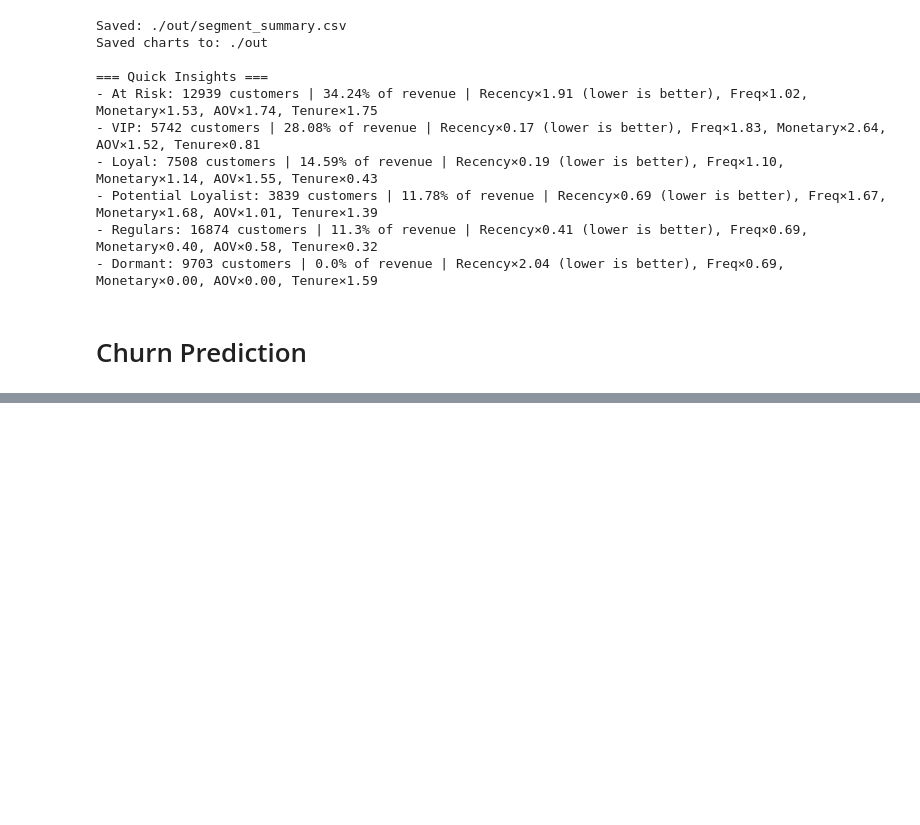
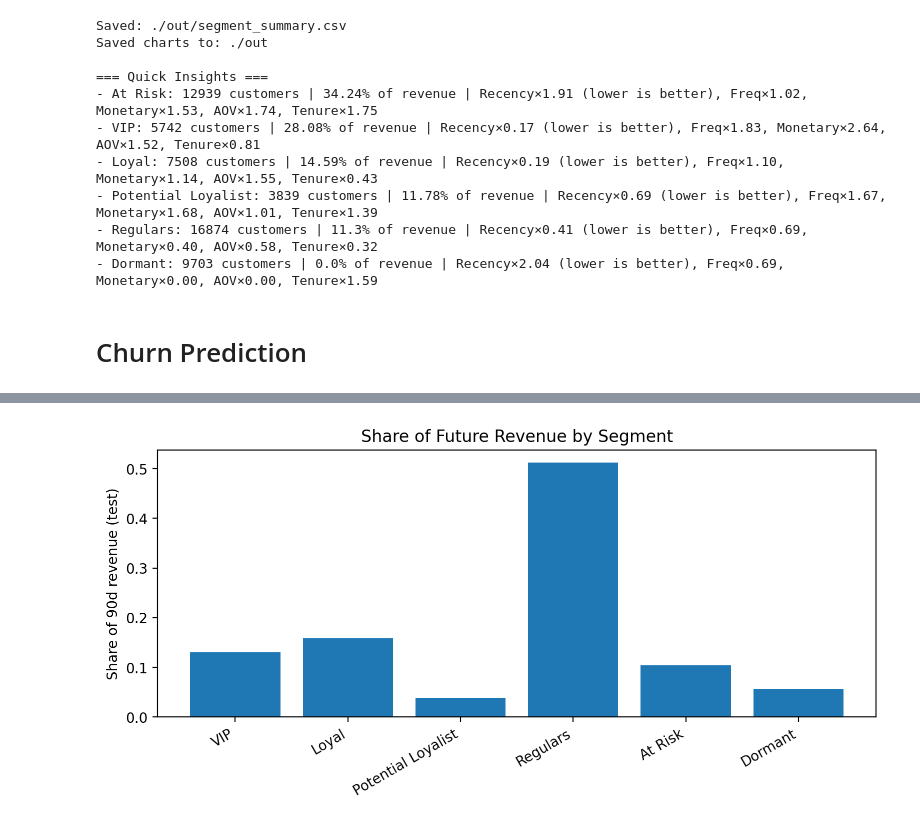
Before and after one commit to heyi87/PaloAltoNetwork_TakeHome, a Jupyter notebook: TakeHome.ipynb, the cells around one changed output, grey strips where cells are left out. Saved outputs shown, nothing was run; the diff lists cells and outputs as text; code cells hidden in the pictures; blank space fills up the shorter version.

```diff
--- a/TakeHome.ipynb
+++ b/TakeHome.ipynb
@@ -1878,0 +2017,34 @@ Saved to: out
+# %%
+segment_order = [
+    "VIP", "Loyal", "Potential Loyalist",
+    "Regulars", "At Risk", "Dormant"
+]
+
+seg_summary = (
+    eval_df.groupby("segment")
+        .agg(
+            customers=(cid, "nunique"),
+            hist_monetary=("monetary", "mean"),
+            actual_clv_90d=("actual_clv_90d", "mean"),
+            pred_clv_90d=("pred_clv_90d", "mean"),
+            total_actual_clv_90d=("actual_clv_90d", "sum"),
+        )
+        .reset_index()
+)
+
+# Add shares
+total_customers = seg_summary["customers"].sum()
+total_revenue = seg_summary["total_actual_clv_90d"].sum()
+
+seg_summary["cust_share"] = seg_summary["customers"] / total_customers
+seg_summary["rev_share"] = seg_summary["total_actual_clv_90d"] / total_revenue
+
+# Order segments for nicer plots
+seg_summary["segment"] = pd.Categorical(
+    seg_summary["segment"],
+    categories=segment_order,
+    ordered=True
+)
+seg_summary = seg_summary.sort_values("segment")
+
+seg_summary
@@ -1878,0 +2082,13 @@ Saved to: out
+# %%
+fig, ax = plt.subplots(figsize=(8, 4))
+
+ax.bar(seg_summary["segment"], seg_summary["rev_share"])
+ax.set_ylabel("Share of 90d revenue (test)")
+ax.set_title("Share of Future Revenue by Segment")
+ax.set_xticklabels(seg_summary["segment"], rotation=30, ha="right")
+
+plt.tight_layout()
+plt.savefig("out/segment_revenue_share.png", dpi=150)
+plt.show()
+# %% [output]
+[figure, added]
```
Also changed, not shown: parts of 23 cells of this notebook, 6 other files.
